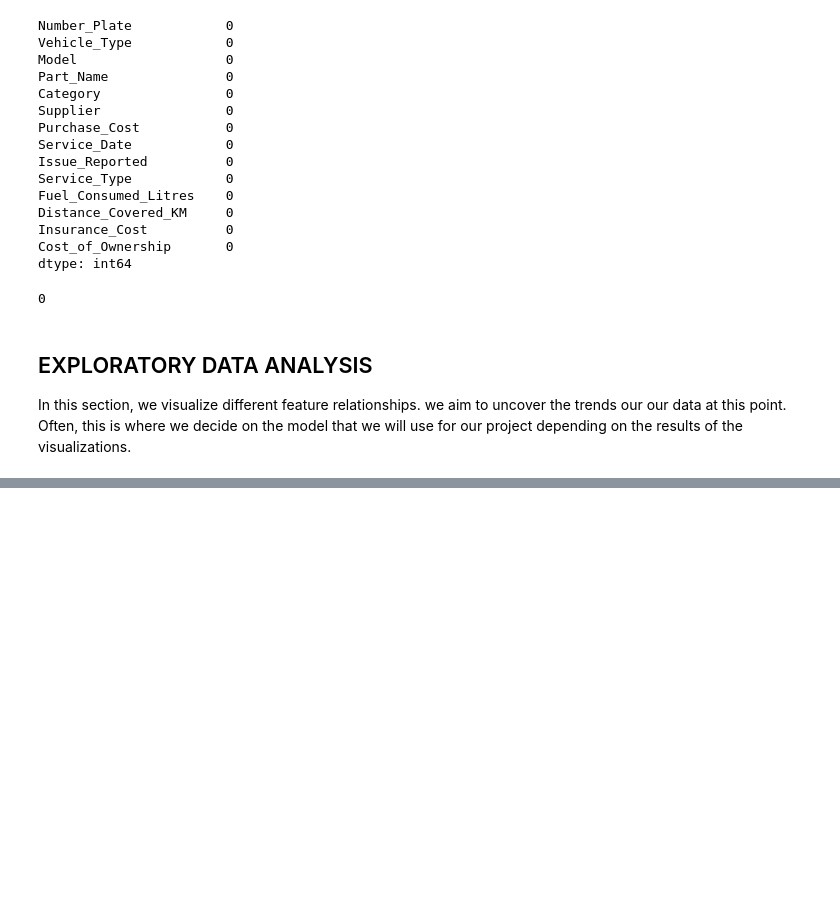
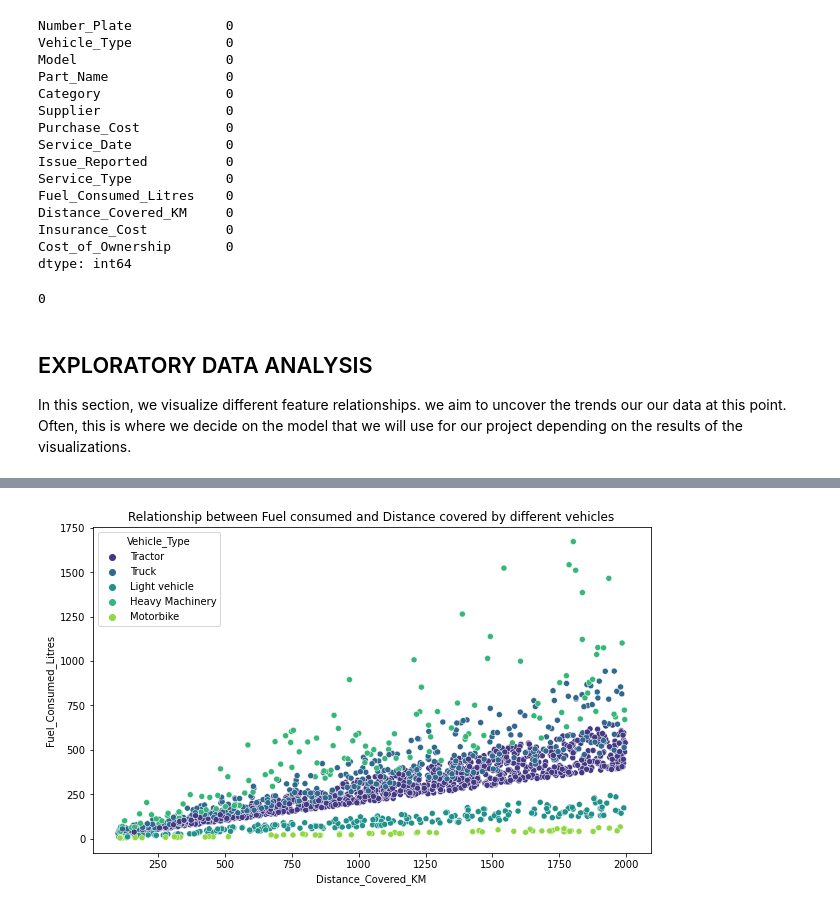
Before and after one commit to Masinde10/Fleet_operations_1, a Jupyter notebook: Fleet_operations_1.ipynb, the cells around one changed output, grey strips where cells are left out. Drawn from its saved outputs; the diff is of its cells as text; code cells hidden in the pictures; blank space fills up the shorter version.

```diff
--- a/Fleet_operations_1.ipynb
+++ b/Fleet_operations_1.ipynb
@@ -116,0 +131,7 @@ In this section, we visualize different feature relationships. we aim to uncover
+# %%
+# Check the relationship between vehicle distance and fuel consumption
+plt.figure(figsize=(10,6))
+sns.scatterplot(data=df, x='Distance_Covered_KM', y='Fuel_Consumed_Litres', hue='Vehicle_Type', palette='viridis')
+plt.title("Relationship between Fuel consumed and Distance covered by different vehicles");
+# %% [output]
+[figure, added]
```
Also changed, not shown: parts of 9 cells of this notebook.
